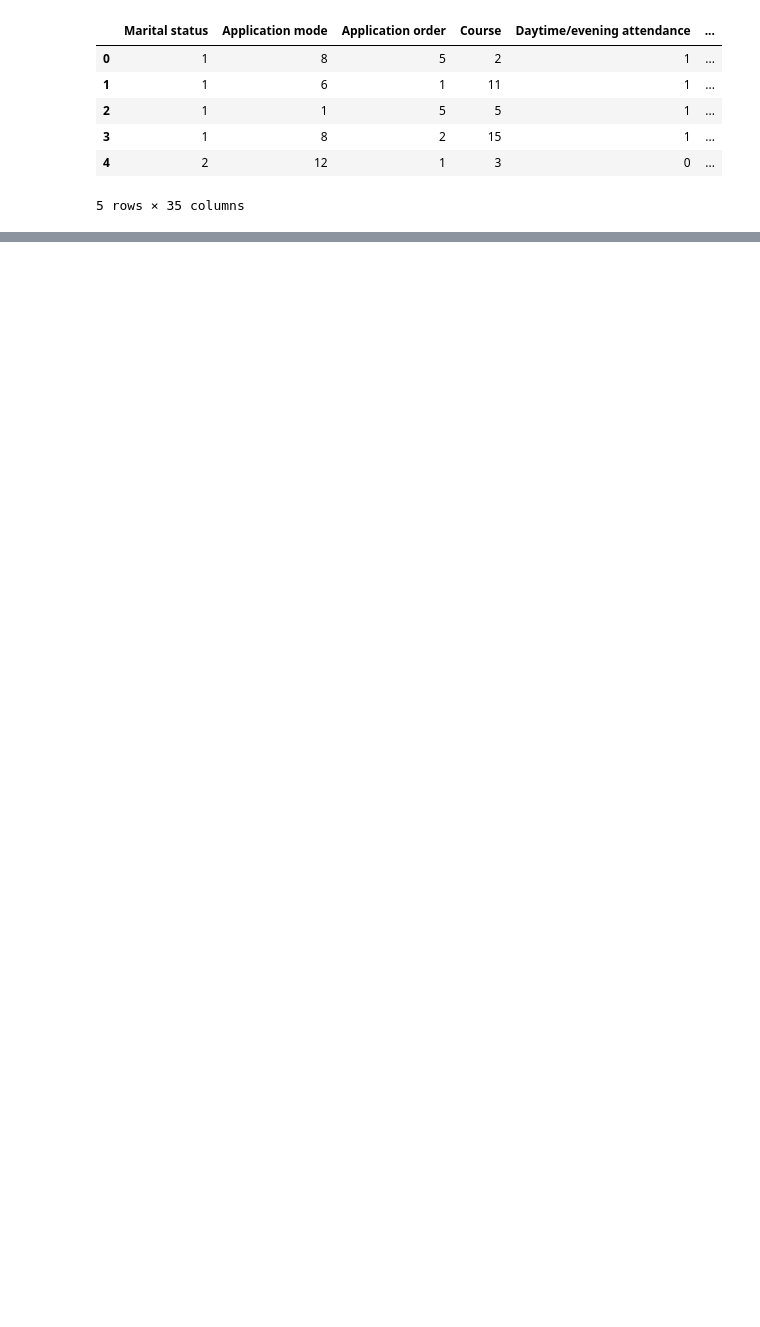
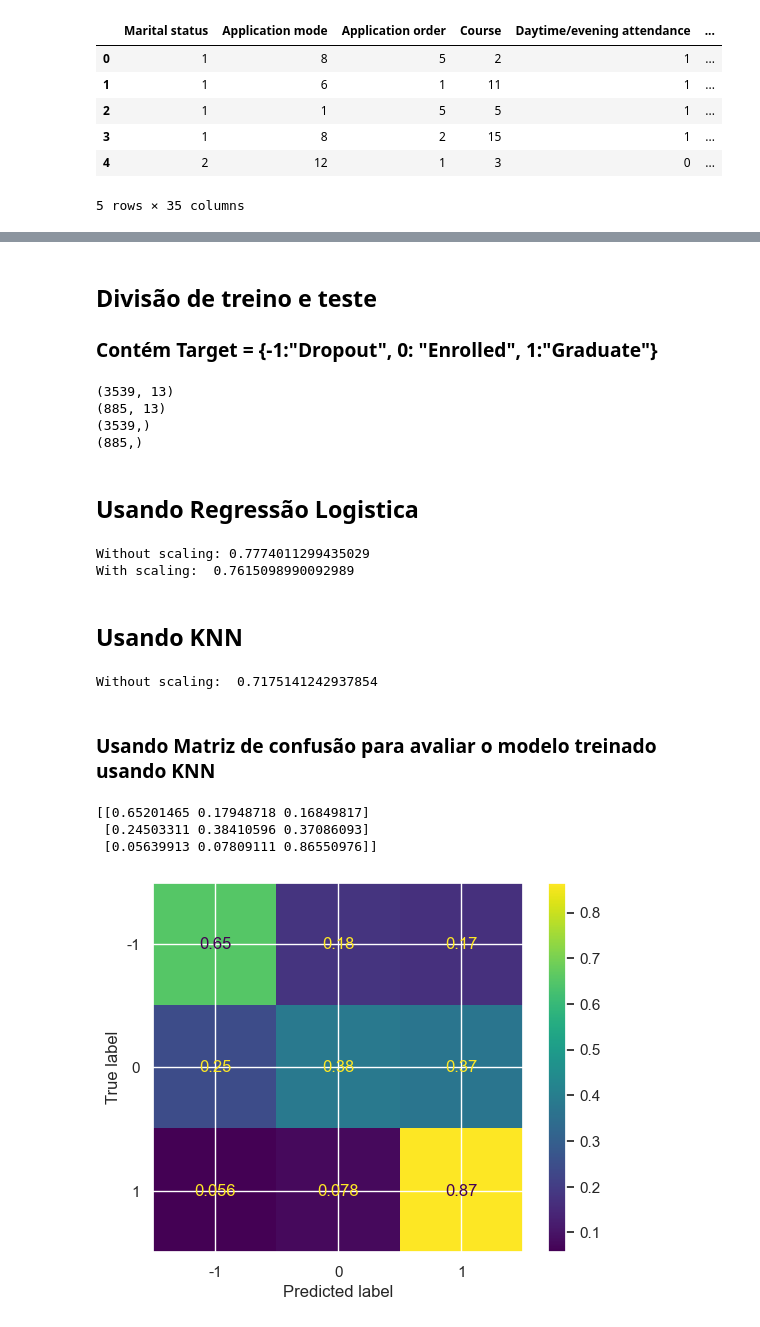
Before and after one commit to felmateos/predict-academic-success, a Jupyter notebook: AcademicSuccess.ipynb, the cells around one changed output, grey strips where cells are left out. Saved outputs shown, nothing was run; the diff lists cells and outputs as text; code cells hidden in the pictures; blank space fills up the shorter version.

```diff
--- a/AcademicSuccess.ipynb
+++ b/AcademicSuccess.ipynb
@@ -123,0 +307,4 @@ corr_table
+# %%
+X = work_df.iloc[:,0:features]
+y = work_df.iloc[:,-1]
+X
@@ -123,0 +325,60 @@ corr_table
+# %% [markdown]
+## Divisão de treino e teste
+### Contém Target = {-1:"Dropout", 0: "Enrolled", 1:"Graduate"}
+# %%
+X_train,X_test,y_train,y_test = train_test_split(X,y,test_size=0.2)
+# %%
+print(X_train.shape)
+print(X_test.shape)
+print(y_train.shape)
+print(y_test.shape)
+# %% [output]
+(3539, 13)
+(885, 13)
+(3539,)
+(885,)
+# %% [markdown]
+## Usando Regressão Logistica
+# %%
+from sklearn.linear_model import LogisticRegression
+
+clf = LogisticRegression(max_iter=800)
+
+clf.fit(X_train, y_train)
+y_pred = clf.predict(X_test)
+
+print("Without scaling:", accuracy_score(y_pred, y_test))
+scores = cross_val_score(clf, X_train, y_train, cv=10)
+print("With scaling: ", scores.mean())
+# %% [output]
+Without scaling: 0.7774011299435029
+With scaling:  0.7615098990092989
+# %% [markdown]
+## Usando KNN
+# %%
+from sklearn.neighbors import KNeighborsClassifier
+
+clf = KNeighborsClassifier()
+
+clf.fit(X_train, y_train)
+
+score = clf.score(X_test, y_test)
+
+print("Without scaling: ", score)
+# %% [output]
+Without scaling:  0.7175141242937854
+# %% [markdown]
+### Usando Matriz de confusão para avaliar o modelo treinado usando KNN
+# %%
+from sklearn.metrics import ConfusionMatrixDisplay
+
+disp = ConfusionMatrixDisplay.from_estimator(clf, X_test, y_test, normalize='true')
+
+print(disp.confusion_matrix)
+
+plt.show()
+# %% [output]
+[[0.65201465 0.17948718 0.16849817]
+ [0.24503311 0.38410596 0.37086093]
+ [0.05639913 0.07809111 0.86550976]]
+[figure, added]
```
Also changed, not shown: parts of 49 cells of this notebook.
